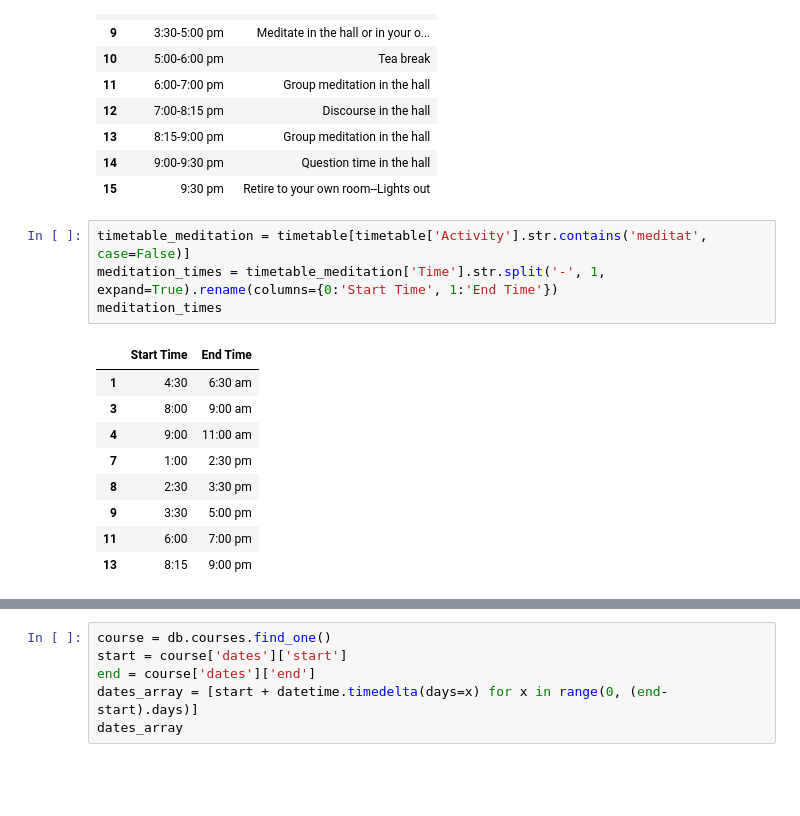
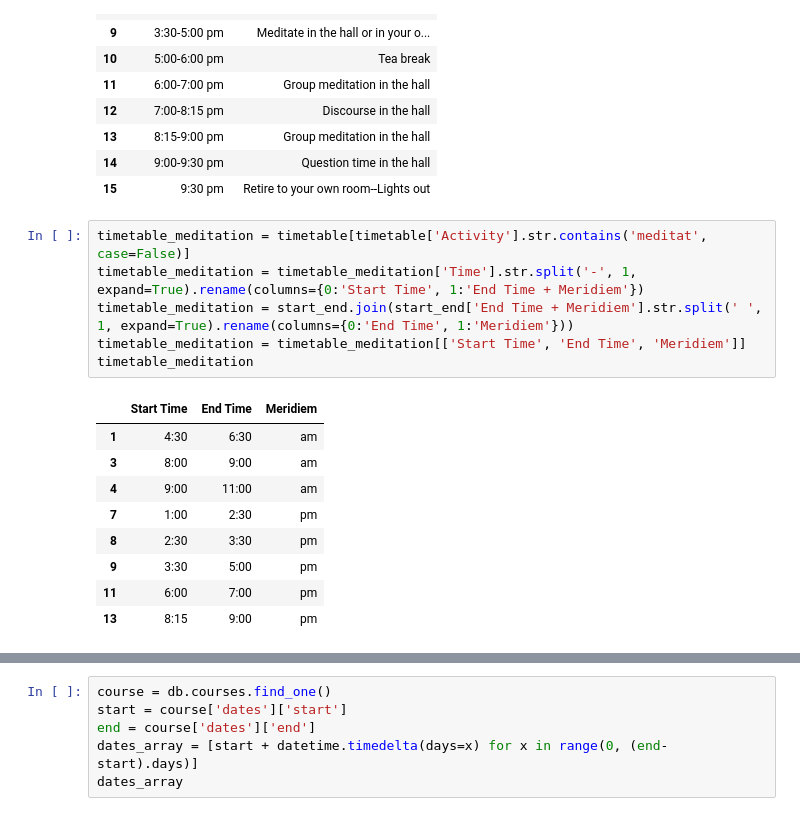
Before and after one commit to datananda/Vispassana, a Jupyter notebook: VipassanaScraper.ipynb, the cells around one changed output, grey strips where cells are left out. Drawn from its saved outputs; the diff is of its cells as text; blank space fills up the shorter version.

Commit message:
begin combining course dates with meditation times

```diff
--- a/VipassanaScraper.ipynb
+++ b/VipassanaScraper.ipynb
@@ -218,15 +218,17 @@ timetable
 | 15 | 9:30 pm | Retire to your own room--Lights out |
 # %%
 timetable_meditation = timetable[timetable['Activity'].str.contains('meditat', case=False)]
-meditation_times = timetable_meditation['Time'].str.split('-', 1, expand=True).rename(columns={0:'Start Time', 1:'End Time'})
-meditation_times
+timetable_meditation = timetable_meditation['Time'].str.split('-', 1, expand=True).rename(columns={0:'Start Time', 1:'End Time + Meridiem'})
+timetable_meditation = start_end.join(start_end['End Time + Meridiem'].str.split(' ', 1, expand=True).rename(columns={0:'End Time', 1:'Meridiem'}))
+timetable_meditation = timetable_meditation[['Start Time', 'End Time', 'Meridiem']]
+timetable_meditation
 # %% [output]
-|  | Start Time | End Time |
-| 1 | 4:30 | 6:30 am |
-| 3 | 8:00 | 9:00 am |
-| 4 | 9:00 | 11:00 am |
-| 7 | 1:00 | 2:30 pm |
-| 8 | 2:30 | 3:30 pm |
-| 9 | 3:30 | 5:00 pm |
-| 11 | 6:00 | 7:00 pm |
-| 13 | 8:15 | 9:00 pm |
+|  | Start Time | End Time | Meridiem |
+| 1 | 4:30 | 6:30 | am |
+| 3 | 8:00 | 9:00 | am |
+| 4 | 9:00 | 11:00 | am |
+| 7 | 1:00 | 2:30 | pm |
+| 8 | 2:30 | 3:30 | pm |
+| 9 | 3:30 | 5:00 | pm |
+| 11 | 6:00 | 7:00 | pm |
+| 13 | 8:15 | 9:00 | pm |
```
Also changed, not shown: parts of 2 cells of this notebook.
